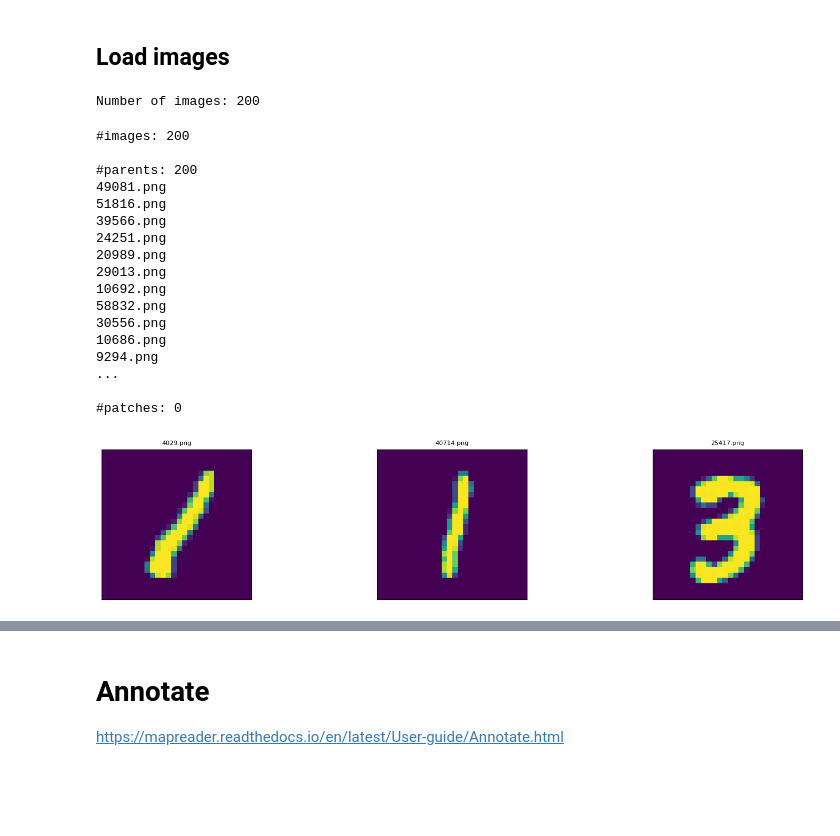
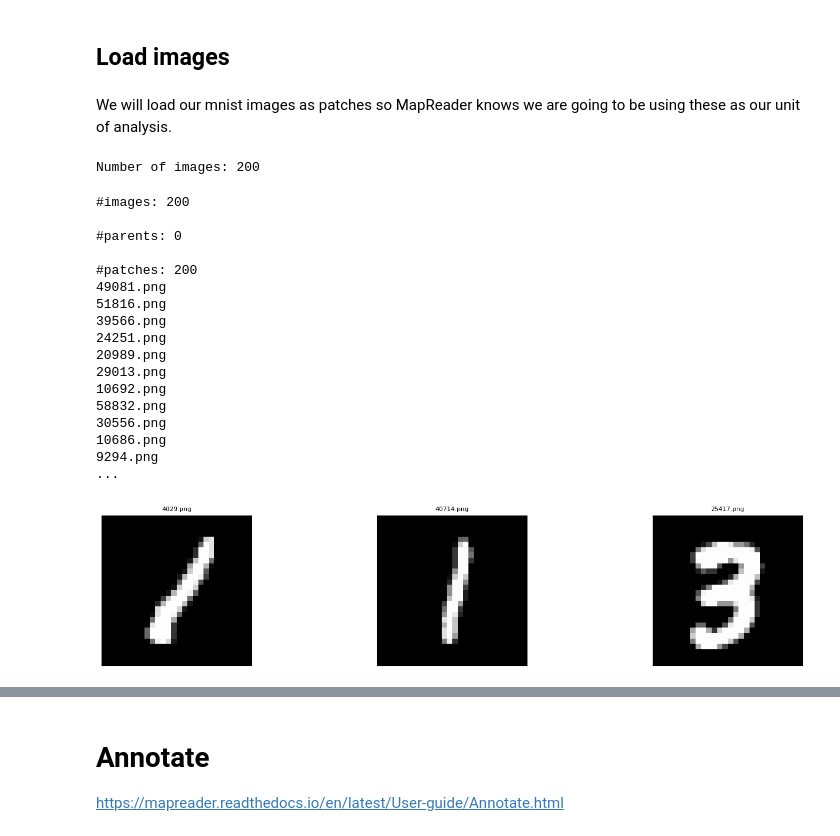
Before and after one commit to maps-as-data/MapReader, a Jupyter notebook: worked_examples/non-geospatial/classification_mnist/Pipeline.ipynb, the cells around one changed output, grey strips where cells are left out. Drawn from its saved outputs; the diff is of its cells as text; code cells hidden in the pictures; blank space fills up the shorter version.

Commit message:
update mnist notebook

```diff
--- a/worked_examples/non-geospatial/classification_mnist/Pipeline.ipynb
+++ b/worked_examples/non-geospatial/classification_mnist/Pipeline.ipynb
@@ -7,11 +7,13 @@ This is an example to show how you can use MapReader on non-patchified datasets
 https://mapreader.readthedocs.io/en/latest/User-guide/Load.html
 # %% [markdown]
 ## Load images
+# %% [markdown]
+We will load our mnist images as patches so MapReader knows we are going to be using these as our unit of analysis.
 # %%
-from mapreader import loader
+from mapreader import load_patches
 
 path2images = "./small_mnist/*.png"
-my_files = loader(path2images)
+my_files = load_patches(path2images)
 # %%
 # len() shows the total number of images currently read (or sliced, see below)
 print(f"Number of images: {len(my_files)}")
@@ -22,7 +24,9 @@ print(my_files)
 # %% [output]
 #images: 200
 
-#parents: 200
+#parents: 0
+
+#patches: 200
 49081.png
 51816.png
 39566.png
@@ -35,9 +39,7 @@ print(my_files)
 10686.png
 9294.png
 ...
-
-#patches: 0
 # %%
-my_files.show_sample(num_samples=3, tree_level="parent")
+my_files.show_sample(num_samples=3, tree_level="patch")
 # %% [output]
-[figure, old version]
+[figure, new version]
```
Also changed, not shown: parts of 29 cells of this notebook, 1 other file.
